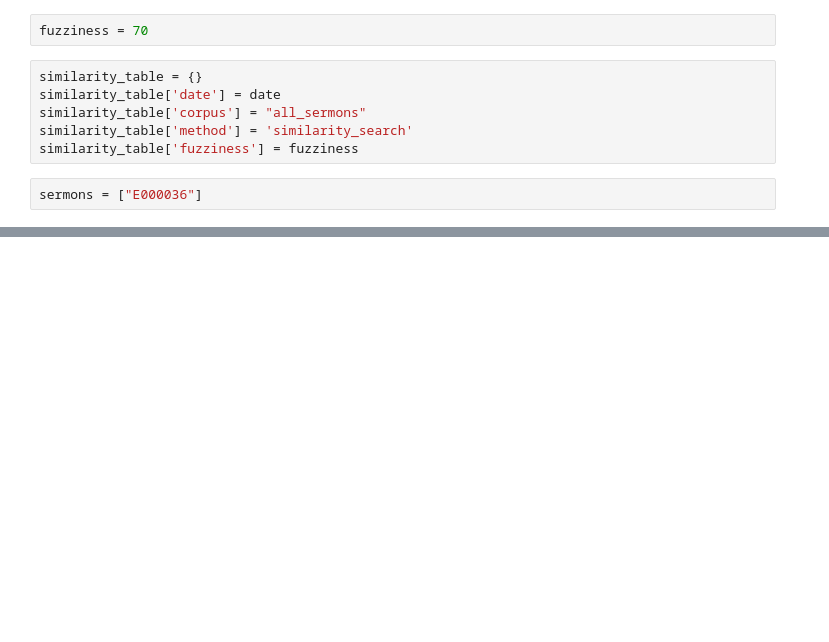
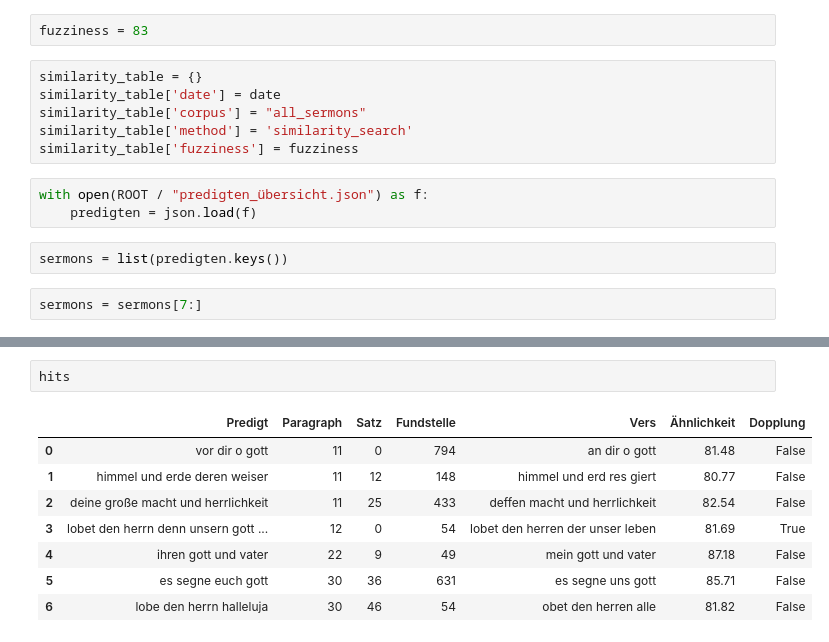
Before and after one commit to umj95/orgelpredigt_analyse, a Jupyter notebook: similarity_searches/similarity_predictions_for_all_sermons.ipynb, the cells around one changed output, grey strips where cells are left out. Saved outputs shown, nothing was run; the diff lists cells and outputs as text; blank space fills up the shorter version.

```diff
--- a/similarity_searches/similarity_predictions_for_all_sermons.ipynb
+++ b/similarity_searches/similarity_predictions_for_all_sermons.ipynb
@@ -48,7 +48,7 @@ for book_name, chapters in old_testament.items():
             verse_info[verse_id] = verse
             relevant_page_texts["bibel"].append(verse_info)
 # %%
-fuzziness = 70
+fuzziness = 83
 # %%
 similarity_table = {}
 similarity_table['date'] = date
@@ -56,7 +56,12 @@ similarity_table['corpus'] = "all_sermons"
 similarity_table['method'] = 'similarity_search'
 similarity_table['fuzziness'] = fuzziness
 # %%
-sermons = ["E000036"]
+with open(ROOT / "predigten_übersicht.json") as f:
+    predigten = json.load(f)
+# %%
+sermons = list(predigten.keys())
+# %%
+sermons = sermons[7:]
 # %%
 import core.similaritysearch as simsearch
 
@@ -94,0 +207,11 @@ Starting with E000036
+# %%
+hits
+# %% [output]
+|  | Predigt | Paragraph | Satz | Fundstelle | Vers | Ähnlichkeit | Dopplung |
+| 0 | vor dir o gott | 11 | 0 | 794 | an dir o gott | 81.48 | False |
+| 1 | himmel und erde deren weiser | 11 | 12 | 148 | himmel und erd res giert | 80.77 | False |
+| 2 | deine große macht und herrlichkeit | 11 | 25 | 433 | deffen macht und herrlichkeit | 82.54 | False |
+| 3 | lobet den herrn denn unsern gott ... | 12 | 0 | 54 | lobet den herren der unser leben | 81.69 | True |
+| 4 | ihren gott und vater | 22 | 9 | 49 | mein gott und vater | 87.18 | False |
+| 5 | es segne euch gott | 30 | 36 | 631 | es segne uns gott | 85.71 | False |
+| 6 | lobe den herrn halleluja | 30 | 46 | 54 | obet den herren alle | 81.82 | False |
```
Also changed, not shown: parts of 2 cells of this notebook, 16 other files.
